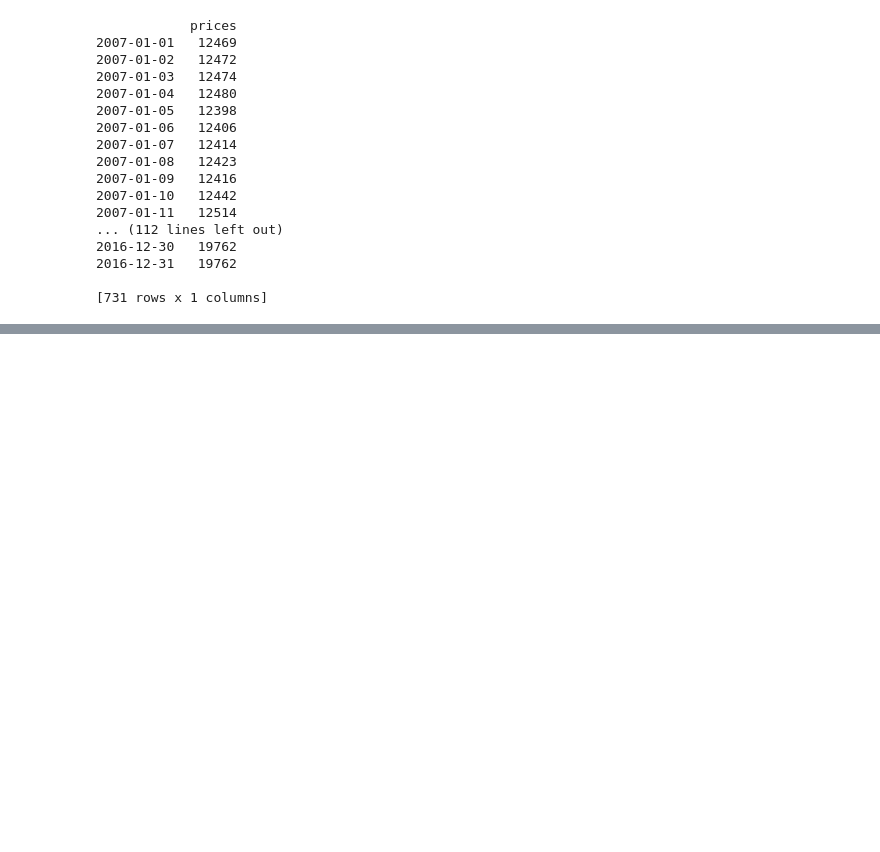
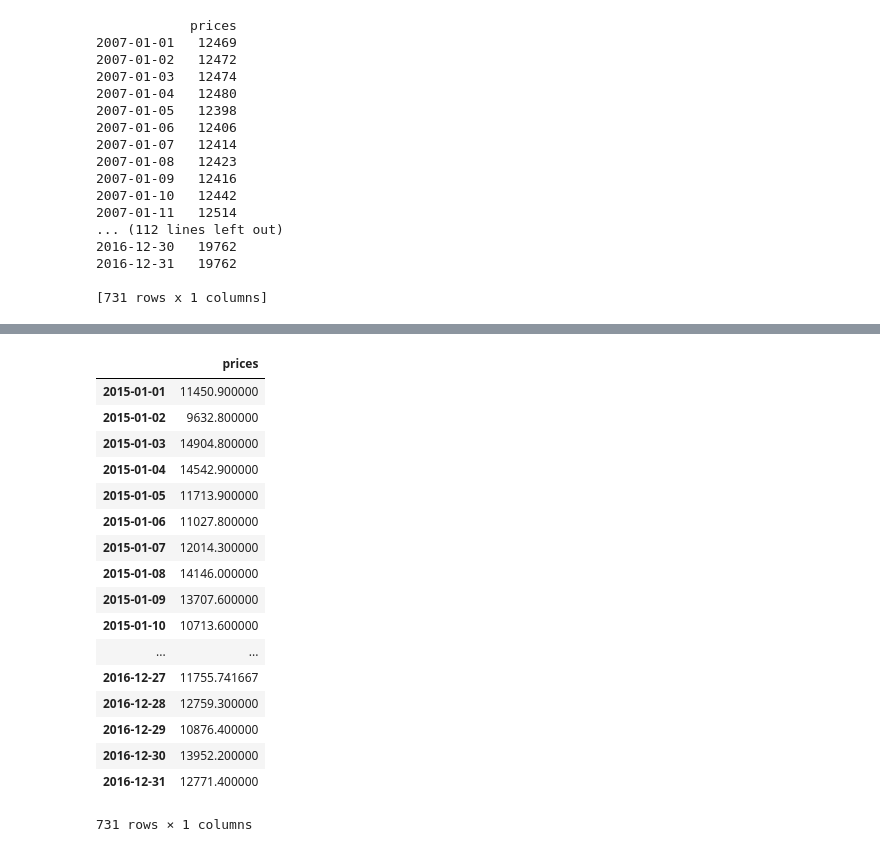
Before and after one commit to shanwaz1993/Stock_market_pre, a Jupyter notebook: Stock_market_prediction.ipynb, the cells around one changed output, grey strips where cells are left out. Saved outputs shown, nothing was run; the diff lists cells and outputs as text; code cells hidden in the pictures; blank space fills up the shorter version.

```diff
--- a/Stock_market_prediction.ipynb
+++ b/Stock_market_prediction.ipynb
@@ -310,0 +335,21 @@ test
+# %%
+predictions_df
+# %% [output]
+|  | prices |
+| 2015-01-01 | 11450.900000 |
+| 2015-01-02 | 9632.800000 |
+| 2015-01-03 | 14904.800000 |
+| 2015-01-04 | 14542.900000 |
+| 2015-01-05 | 11713.900000 |
+| 2015-01-06 | 11027.800000 |
+| 2015-01-07 | 12014.300000 |
+| 2015-01-08 | 14146.000000 |
+| 2015-01-09 | 13707.600000 |
+| 2015-01-10 | 10713.600000 |
+| ... | ... |
+| 2016-12-27 | 11755.741667 |
+| 2016-12-28 | 12759.300000 |
+| 2016-12-29 | 10876.400000 |
+| 2016-12-30 | 13952.200000 |
+| 2016-12-31 | 12771.400000 |
+731 rows × 1 columns
```
Also changed, not shown: parts of 11 cells of this notebook.
